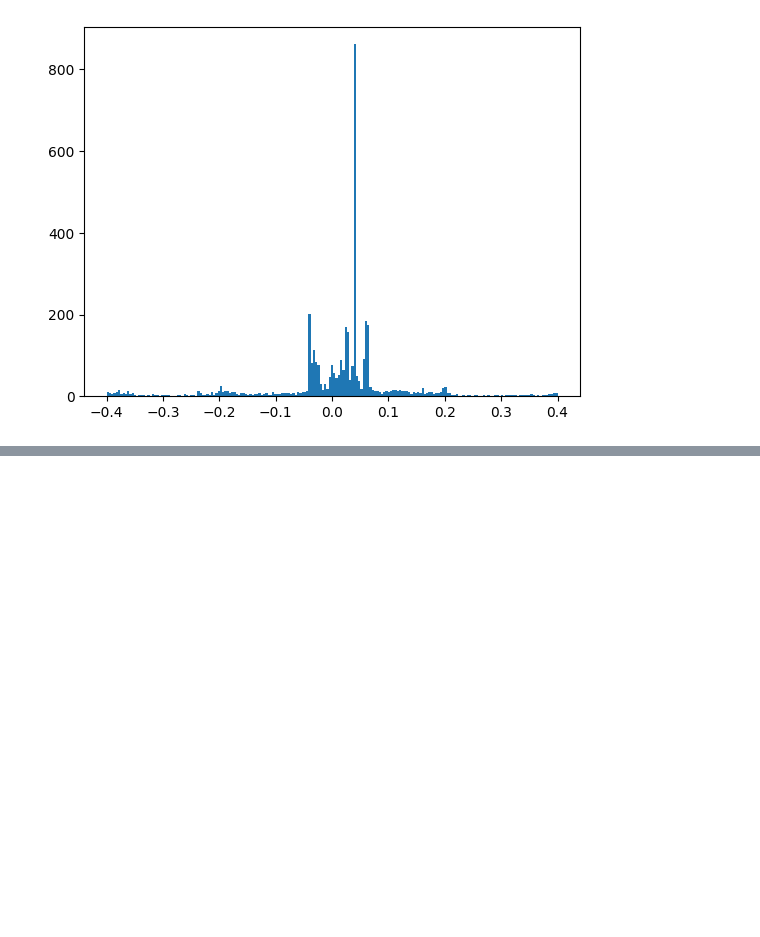
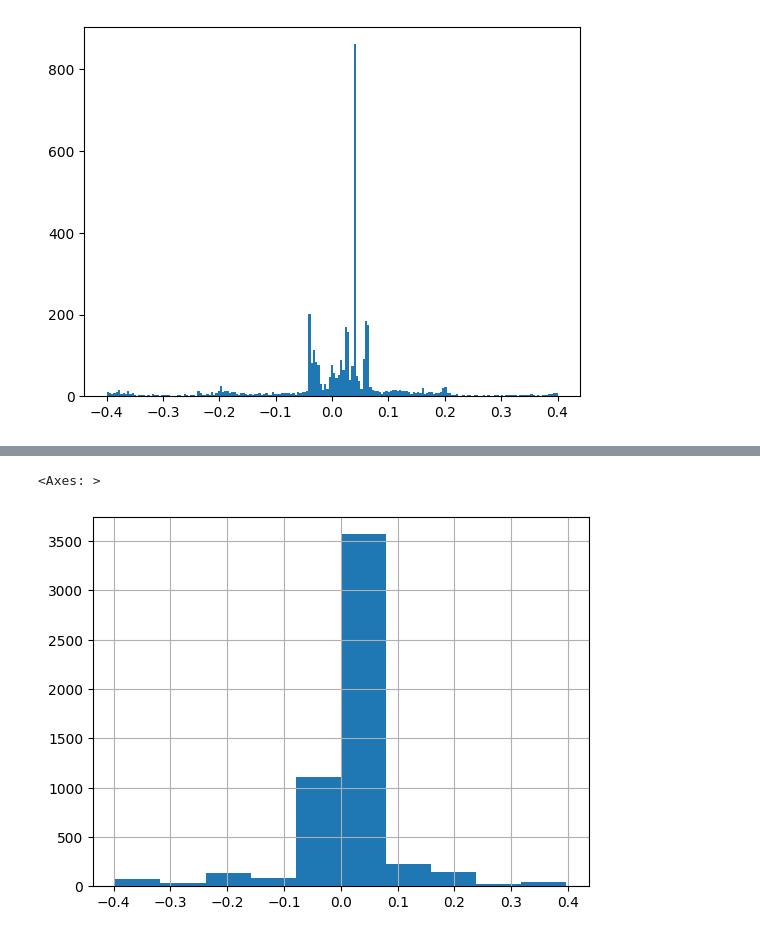
Before and after one commit to SerpRateAI/tensilePaper, a Jupyter notebook: everything-against-everything-188.ipynb, the cells around one changed output, grey strips where cells are left out. Drawn from its saved outputs; the diff is of its cells as text; code cells hidden in the pictures; blank space fills up the shorter version.

```diff
--- a/everything-against-everything-188.ipynb
+++ b/everything-against-everything-188.ipynb
@@ -220,0 +375,5 @@ df188.h3_h4_dt.hist(bins=np.linspace(-0.4, 0.4, 200), ax=ax, grid=False)
+# %%
+data.h3_h4_dt.hist()
+# %% [output]
+<Axes: >
+[figure, added]
```
Also changed, not shown: parts of 10 cells of this notebook, 3 other files.
